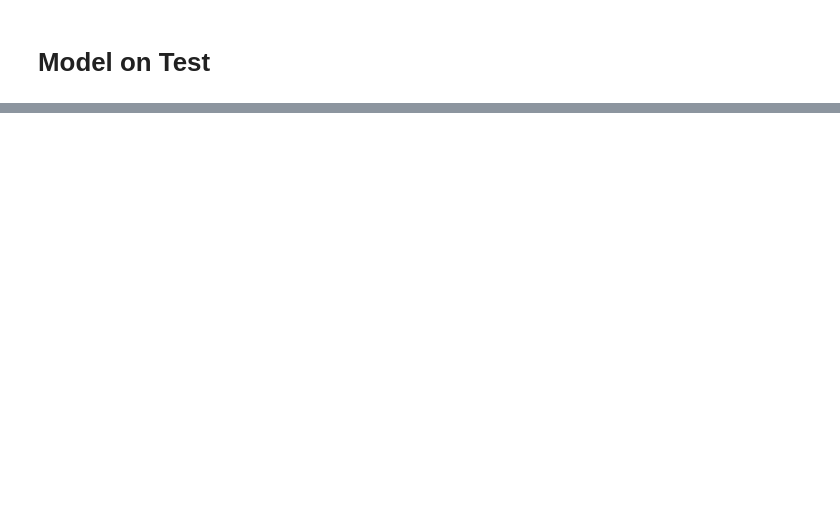
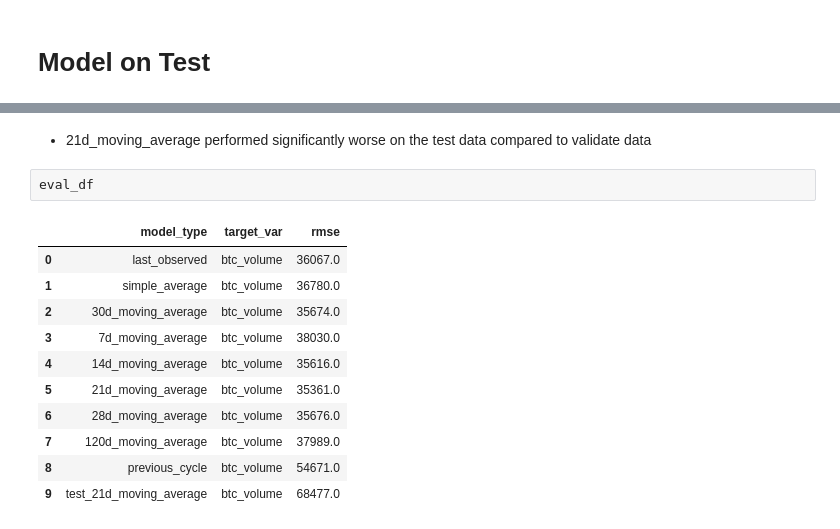
Before and after one commit to Michael-Austin-Mesa/personal-project, a Jupyter notebook: Final_Report.ipynb, the cells around one changed output, grey strips where cells are left out. Drawn from its saved outputs; the diff is of its cells as text; blank space fills up the shorter version.

```diff
--- a/Final_Report.ipynb
+++ b/Final_Report.ipynb
@@ -272,0 +357,16 @@ m.plot_and_eval_test(col, train, validate, test, yhat_df)
+# %% [markdown]
+- 21d_moving_average performed significantly worse on the test data compared to validate data
+# %%
+eval_df
+# %% [output]
+|  | model_type | target_var | rmse |
+| 0 | last_observed | btc_volume | 36067.0 |
+| 1 | simple_average | btc_volume | 36780.0 |
+| 2 | 30d_moving_average | btc_volume | 35674.0 |
+| 3 | 7d_moving_average | btc_volume | 38030.0 |
+| 4 | 14d_moving_average | btc_volume | 35616.0 |
+| 5 | 21d_moving_average | btc_volume | 35361.0 |
+| 6 | 28d_moving_average | btc_volume | 35676.0 |
+| 7 | 120d_moving_average | btc_volume | 37989.0 |
+| 8 | previous_cycle | btc_volume | 54671.0 |
+| 9 | test_21d_moving_average | btc_volume | 68477.0 |
```
Also changed, not shown: parts of 44 cells of this notebook.
